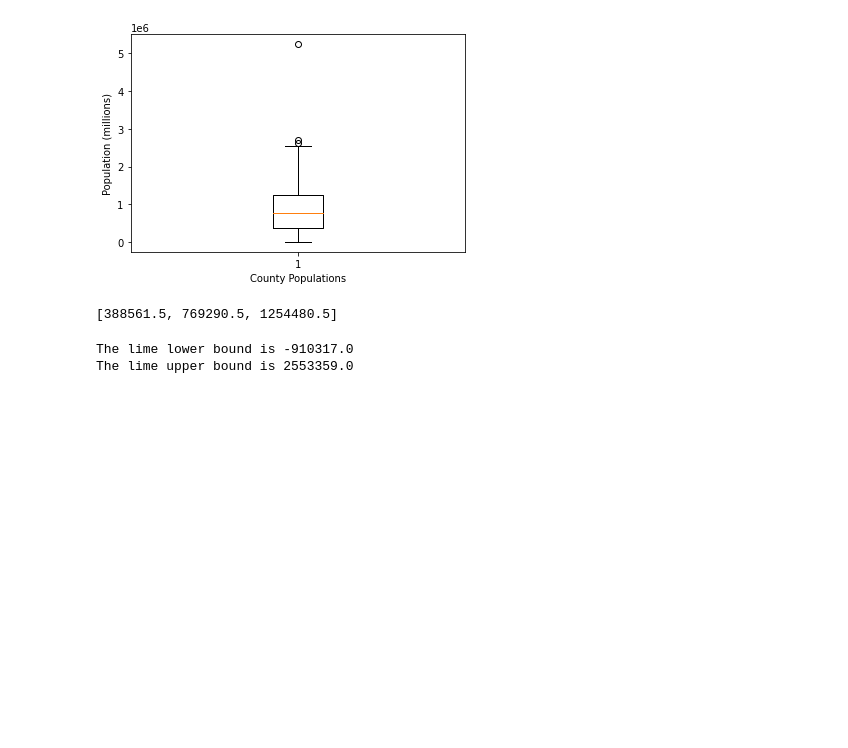
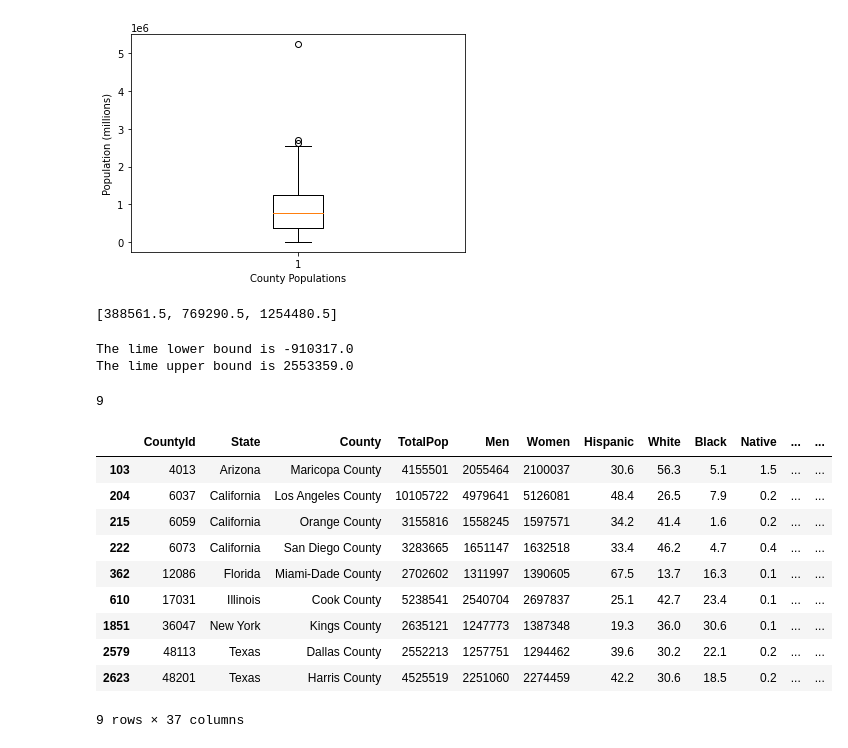
Before and after one commit to adriana-icasiano/project-1, a Jupyter notebook: census-lime/census.ipynb, the cells around one changed output. Drawn from its saved outputs; the diff is of its cells as text; code cells hidden in the pictures; blank space fills up the shorter version.

```diff
--- a/census-lime/census.ipynb
+++ b/census-lime/census.ipynb
@@ -249,3 +249,21 @@ print(f'The lime upper bound is {lime_upper}')
 # %% [output]
 The lime lower bound is -910317.0
 The lime upper bound is 2553359.0
+# %%
+#investigating counties with populations above 2.5 million
+test_df = df.loc[df["TotalPop"]> 2500000, :]
+print(len(test_df))
+test_df
+# %% [output]
+9
+|  | CountyId | State | County | TotalPop | Men | Women | Hispanic | White | Black | Native | ... | ... |
+| 103 | 4013 | Arizona | Maricopa County | 4155501 | 2055464 | 2100037 | 30.6 | 56.3 | 5.1 | 1.5 | ... | ... |
+| 204 | 6037 | California | Los Angeles County | 10105722 | 4979641 | 5126081 | 48.4 | 26.5 | 7.9 | 0.2 | ... | ... |
+| 215 | 6059 | California | Orange County | 3155816 | 1558245 | 1597571 | 34.2 | 41.4 | 1.6 | 0.2 | ... | ... |
+| 222 | 6073 | California | San Diego County | 3283665 | 1651147 | 1632518 | 33.4 | 46.2 | 4.7 | 0.4 | ... | ... |
+| 362 | 12086 | Florida | Miami-Dade County | 2702602 | 1311997 | 1390605 | 67.5 | 13.7 | 16.3 | 0.1 | ... | ... |
+| 610 | 17031 | Illinois | Cook County | 5238541 | 2540704 | 2697837 | 25.1 | 42.7 | 23.4 | 0.1 | ... | ... |
+| 1851 | 36047 | New York | Kings County | 2635121 | 1247773 | 1387348 | 19.3 | 36.0 | 30.6 | 0.1 | ... | ... |
+| 2579 | 48113 | Texas | Dallas County | 2552213 | 1257751 | 1294462 | 39.6 | 30.2 | 22.1 | 0.2 | ... | ... |
+| 2623 | 48201 | Texas | Harris County | 4525519 | 2251060 | 2274459 | 42.2 | 30.6 | 18.5 | 0.2 | ... | ... |
+9 rows × 37 columns
```
Also changed, not shown: parts of 13 cells of this notebook, 1 other file.
